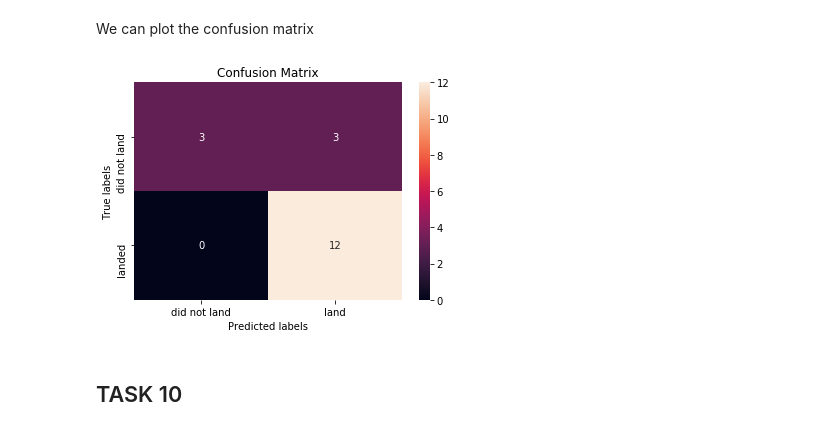
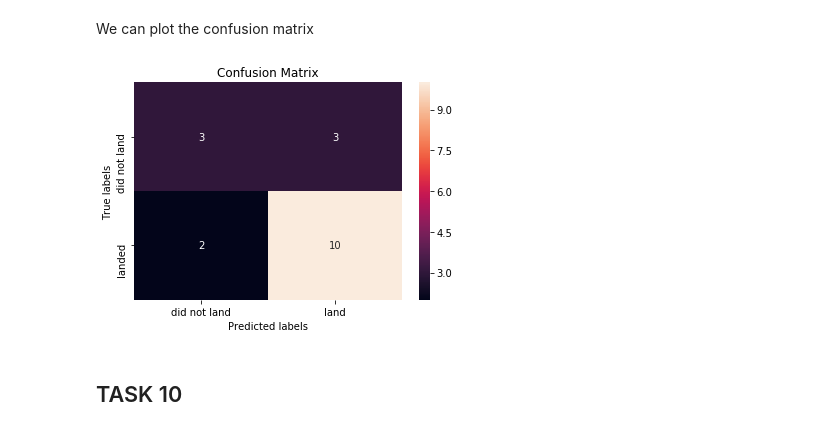
Before and after one commit to kozlowski-p/Data-Science-Capstone-SpaceX, a Jupyter notebook: Machine Learning - Prediction.ipynb, the cells around one changed output. Saved outputs shown, nothing was run; the diff lists cells and outputs as text; code cells hidden in the pictures.

```diff
--- a/Machine Learning - Prediction.ipynb
+++ b/Machine Learning - Prediction.ipynb
@@ -323,10 +323,10 @@ test accuracy : 0.7222222222222222
 # %% [markdown]
 We can plot the confusion matrix
 # %%
-yhat = svm_cv.predict(X_test)
+yhat = tree_cv.predict(X_test)
 plot_confusion_matrix(Y_test,yhat)
 # %% [output]
-[figure, old version]
+[figure, new version]
 # %% [markdown]
 ## TASK  10
 # %% [markdown]
```
